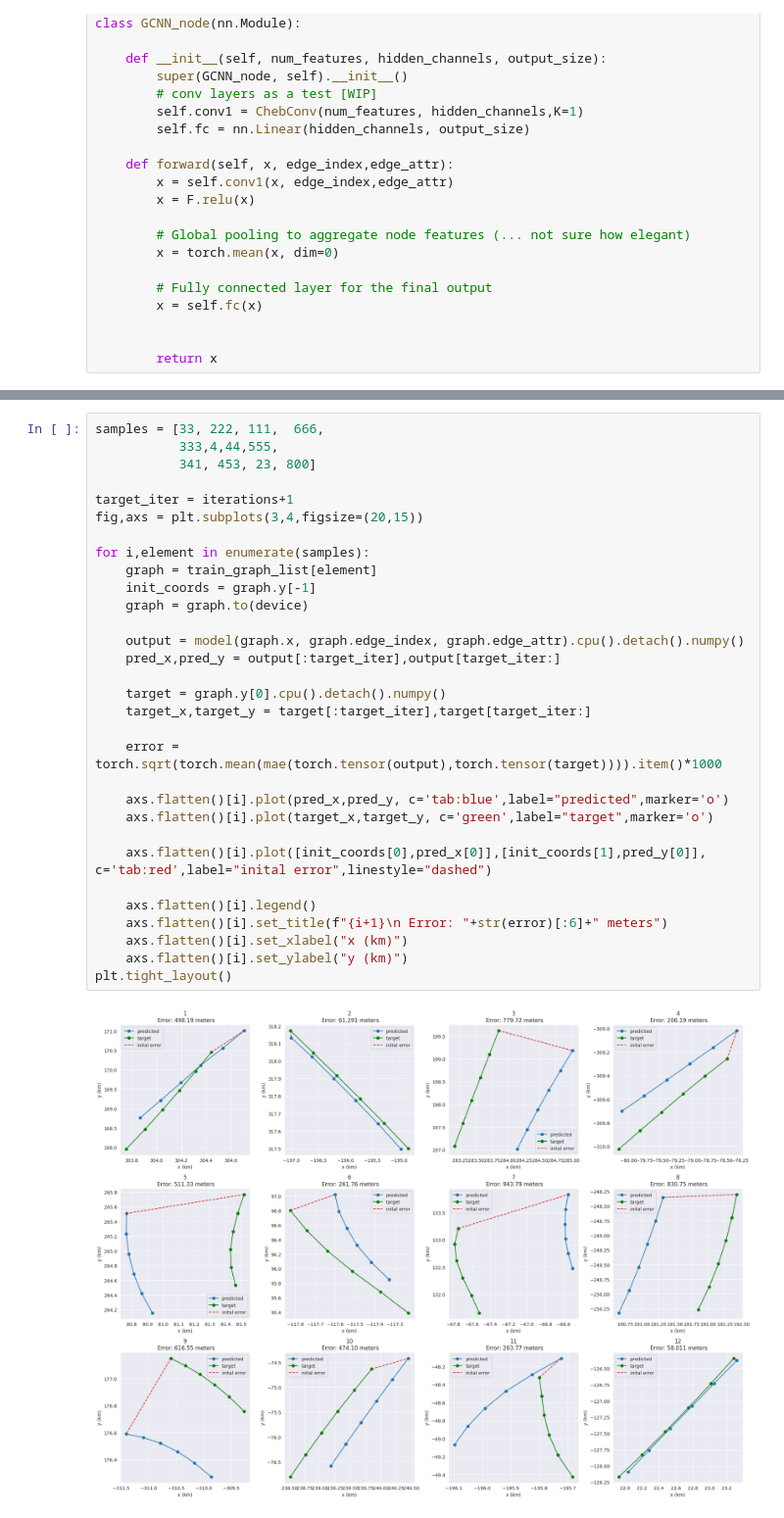
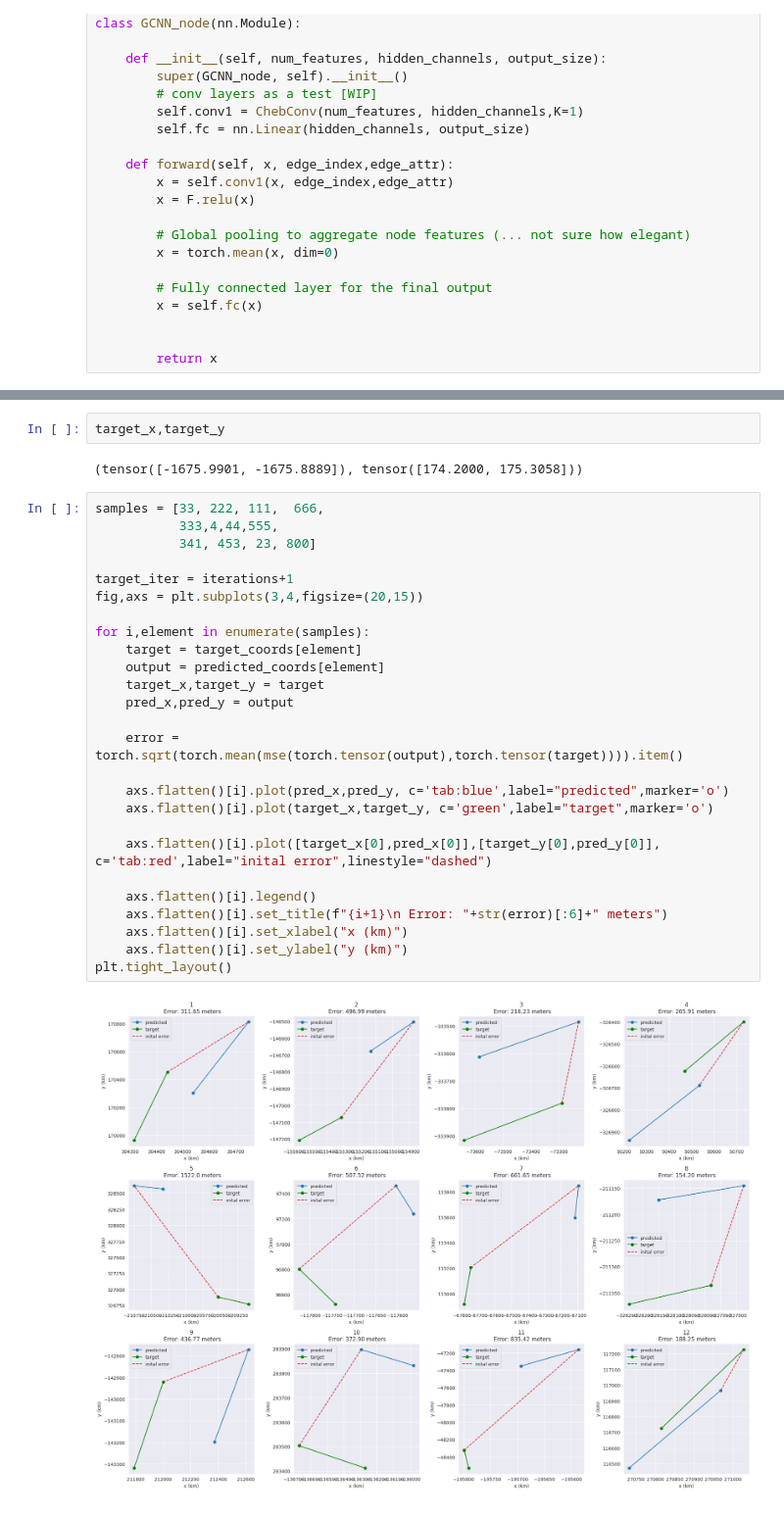
Before and after one commit to nansencenter/nextsim_dynamics_ml, a Jupyter notebook: notebooks/Demo_refactor.ipynb, the cells around one changed output, grey strips where cells are left out. Shown at 98% size. Drawn from its saved outputs; the diff is of its cells as text.

```diff
--- a/notebooks/Demo_refactor.ipynb
+++ b/notebooks/Demo_refactor.ipynb
@@ -357,33 +379,32 @@ Text(0.5, 0, 'Lead time (hours)')
-# %%
-samples = [33, 222, 111,  666,
-           333,4,44,555,
-           341, 453, 23, 800]
-
-target_iter = iterations+1
-fig,axs = plt.subplots(3,4,figsize=(20,15))
-
-for i,element in enumerate(samples):
-    graph = train_graph_list[element]
-    init_coords = graph.y[-1]
-    graph = graph.to(device)
-
-    output = model(graph.x, graph.edge_index, graph.edge_attr).cpu().detach().numpy()
-    pred_x,pred_y = output[:target_iter],output[target_iter:]
-
-    target = graph.y[0].cpu().detach().numpy()
-    target_x,target_y = target[:target_iter],target[target_iter:]
-
-    error = torch.sqrt(torch.mean(mae(torch.tensor(output),torch.tensor(target)))).item()*1000
-
-    axs.flatten()[i].plot(pred_x,pred_y, c='tab:blue',label="predicted",marker='o')
-    axs.flatten()[i].plot(target_x,target_y, c='green',label="target",marker='o')
-
-    axs.flatten()[i].plot([init_coords[0],pred_x[0]],[init_coords[1],pred_y[0]], c='tab:red',label="inital error",linestyle="dashed")
-
-    axs.flatten()[i].legend()
-    axs.flatten()[i].set_title(f"{i+1}\n Error: "+str(error)[:6]+" meters")
-    axs.flatten()[i].set_xlabel("x (km)")
-    axs.flatten()[i].set_ylabel("y (km)")
-plt.tight_layout()
-# %% [output]
-[figure, removed]
+# %%
+target_x,target_y
+# %% [output]
+(tensor([-1675.9901, -1675.8889]), tensor([174.2000, 175.3058]))
+# %%
+samples = [33, 222, 111,  666,
+           333,4,44,555,
+           341, 453, 23, 800]
+
+target_iter = iterations+1
+fig,axs = plt.subplots(3,4,figsize=(20,15))
+
+for i,element in enumerate(samples):
+    target = target_coords[element]
+    output = predicted_coords[element]
+    target_x,target_y = target
+    pred_x,pred_y = output
+
+    error = torch.sqrt(torch.mean(mse(torch.tensor(output),torch.tensor(target)))).item()
+
+    axs.flatten()[i].plot(pred_x,pred_y, c='tab:blue',label="predicted",marker='o')
+    axs.flatten()[i].plot(target_x,target_y, c='green',label="target",marker='o')
+
+    axs.flatten()[i].plot([target_x[0],pred_x[0]],[target_y[0],pred_y[0]], c='tab:red',label="inital error",linestyle="dashed")
+
+    axs.flatten()[i].legend()
+    axs.flatten()[i].set_title(f"{i+1}\n Error: "+str(error)[:6]+" meters")
+    axs.flatten()[i].set_xlabel("x (km)")
+    axs.flatten()[i].set_ylabel("y (km)")
+plt.tight_layout()
+# %% [output]
+[figure, added]
```
Also changed, not shown: parts of 11 cells of this notebook.
